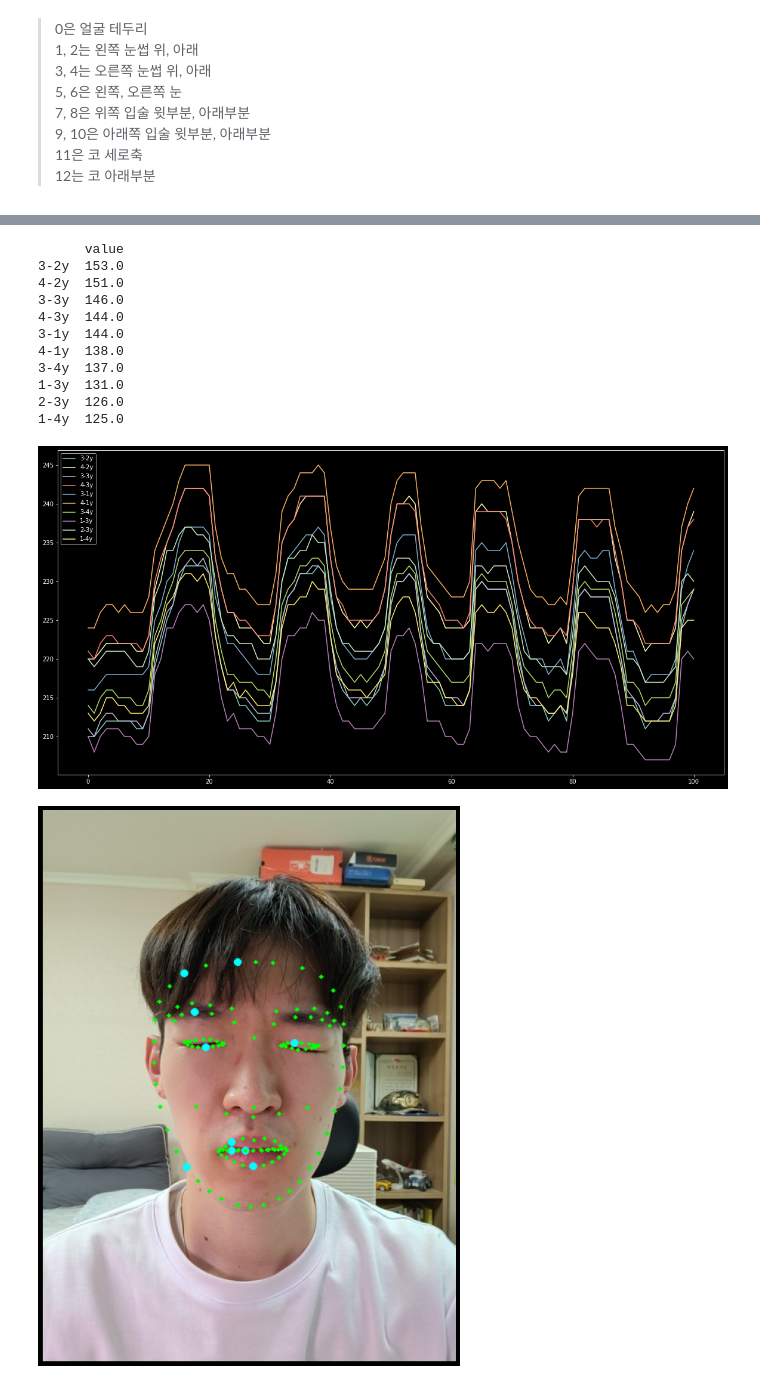
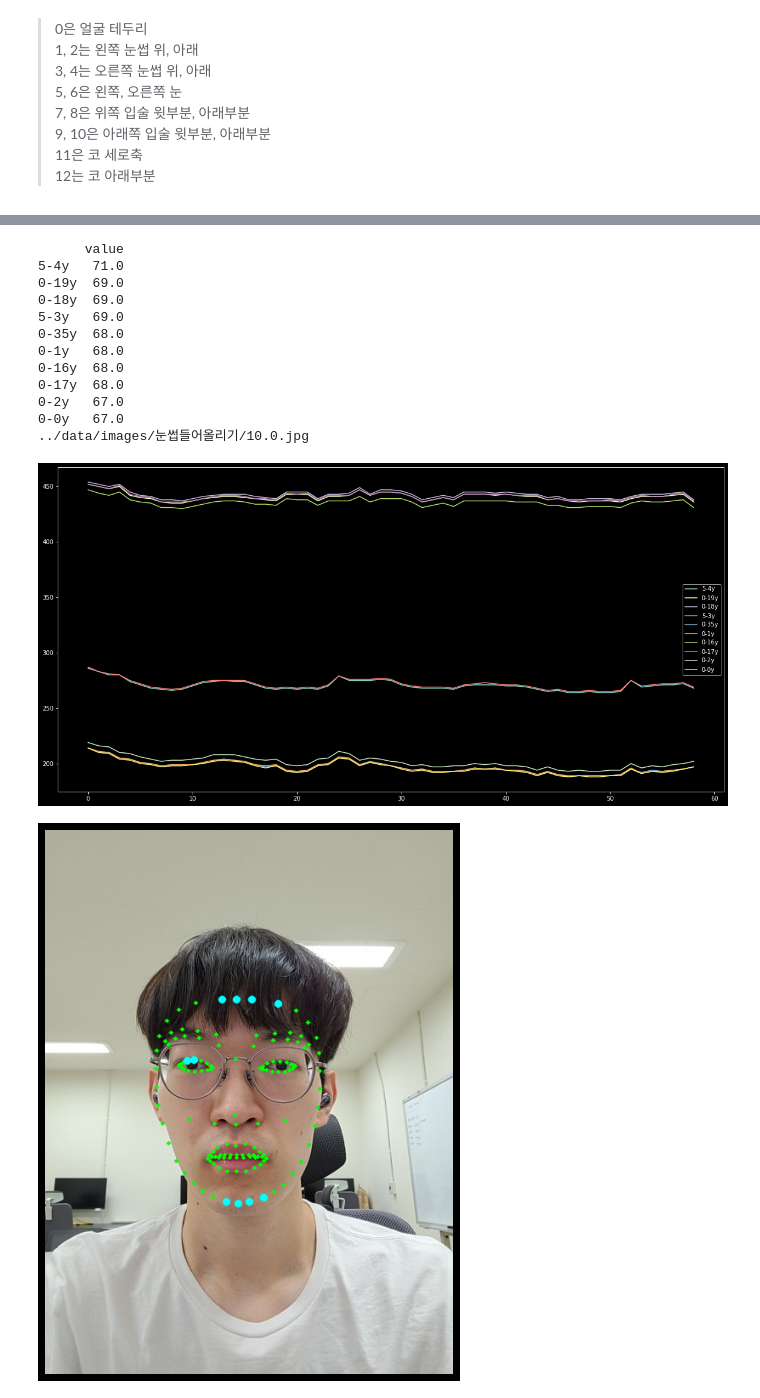
Before and after one commit to minimini-1/Facial-Expression-Recognition, a Jupyter notebook: modeling/feature_change.ipynb, the cells around one changed output, grey strips where cells are left out. Drawn from its saved outputs; the diff is of its cells as text; code cells hidden in the pictures.

```diff
--- a/modeling/feature_change.ipynb
+++ b/modeling/feature_change.ipynb
@@ -20,7 +22,10 @@ landmarks = pd.read_csv('../data/images/202208.20172106650/202208.20172106650.cs
 # %%
-def show_img(data, path, landmark_points, order):
-    img = cv2.imread(path, cv2.IMREAD_COLOR)
-    landmark_points = landmark_points.iloc[:order]
+def show_img(data, path, landmark_points):
+    img_array = np.fromfile(path, np.uint8)
+    # img = cv2.imread(path, cv2.IMREAD_COLOR)
+    img = cv2.imdecode(img_array, cv2.IMREAD_COLOR)
+    # img = cv2.imread('../data/images/눈썹들어올리기/10.0.jpg', cv2.IMREAD_COLOR)
+    # landmark_points = landmark_points.iloc[:order]
     drawing_image = img.copy()
     # print(int(float(path.split('/')[4][:-4])))
     # for idx in landmark_points.index:
@@ -46,7 +51,7 @@ def show_img(data, path, landmark_points, order):
     # top = landmarks.iloc[order]['top']
     # right = landmarks.iloc[order]['right']
     # bottom = landmarks.iloc[order]['bottom']
-    plt.subplots(figsize=(15,15))
+    plt.subplots(figsize=(10,10))
     # cv2.rectangle(drawing_image, (int(left), int(top)), (int(right), int(bottom)), (255, 255, 0), 3)
     plt.imshow(cv2.cvtColor(drawing_image, cv2.COLOR_BGR2RGB))
     plt.axis('off')
@@ -62,16 +67,17 @@ def show_diff(data, window):
                 # print(max(data.iloc[start:start+5][col]) - min(data.iloc[start:start+5][col]), max(data.iloc[start:start+5][col]), min(data.iloc[start:start+5][col]))
                 temp += max(data.iloc[start:start+5][col]) - min(data.iloc[start:start+5][col])
             diff_df.loc[col] = temp
-    return diff_df
+    return diff_df.sort_values(by='value',ascending=False)
 # %%
-def make_flow_chart(data, diff_list, part, order, image_order):
+def make_flow_chart(data, diff_df, part, order, image_order, path):
     fig, ax = plt.subplots(figsize = (20,10))
-    sort = diff_list.sort_values(by='value',ascending=False).iloc[:order]
+    sort = diff_df.iloc[:order]
     print(sort)
     new_data = data[sort.index]
     # new_data = new_data[[point for point in new_data.columns if str(part) == point.split('-')[0]]]
     temp_plot = sns.lineplot(data = new_data, markers=False, dashes=False)
-    show_img(data, '../data/images/202208.20172106650/' + str(image_order) + '.0.jpg', diff_list, order)
+    print(path+str(image_order) + '.0.jpg')
+    show_img(data, path + str(image_order) + '.0.jpg', sort)
     # ax[idx, col].set_title(str(idx) +" 번 클러스터")
     # if col==0:
     #     ax[idx, col].set_ylabel(list(custom_sort.keys())[idx])
@@ -118,0 +109,5 @@ diff_list
+# %%
+landmarks = pd.read_csv('../data/images/눈썹들어올리기/202208.23123145716.csv')
+landmarks_cut = landmarks[['frame'] + [point for point in landmarks.columns if '-' in point]]
+diff_list = show_diff(landmarks_cut, 5)
+diff_list
@@ -119,16 +128,17 @@ diff_list
 # %%
-make_flow_chart(data = landmarks_cut, diff_list = diff_list, part= 1, order = 10, image_order = 15)
+make_flow_chart(part= 1, order = 10, image_order = 10, path= '../data/images/눈썹들어올리기/', data = landmarks_cut, diff_df= diff_list)
 # %% [output]
       value
-3-2y  153.0
-4-2y  151.0
-3-3y  146.0
-4-3y  144.0
-3-1y  144.0
-4-1y  138.0
-3-4y  137.0
-1-3y  131.0
-2-3y  126.0
-1-4y  125.0
+5-4y   71.0
+0-19y  69.0
+0-18y  69.0
+5-3y   69.0
+0-35y  68.0
+0-1y   68.0
+0-16y  68.0
+0-17y  68.0
+0-2y   67.0
+0-0y   67.0
+../data/images/눈썹들어올리기/10.0.jpg
-[figure, old version]
+[figure, new version]
-[figure, old version]
+[figure, new version]
```
Also changed, not shown: parts of 16 cells of this notebook.
